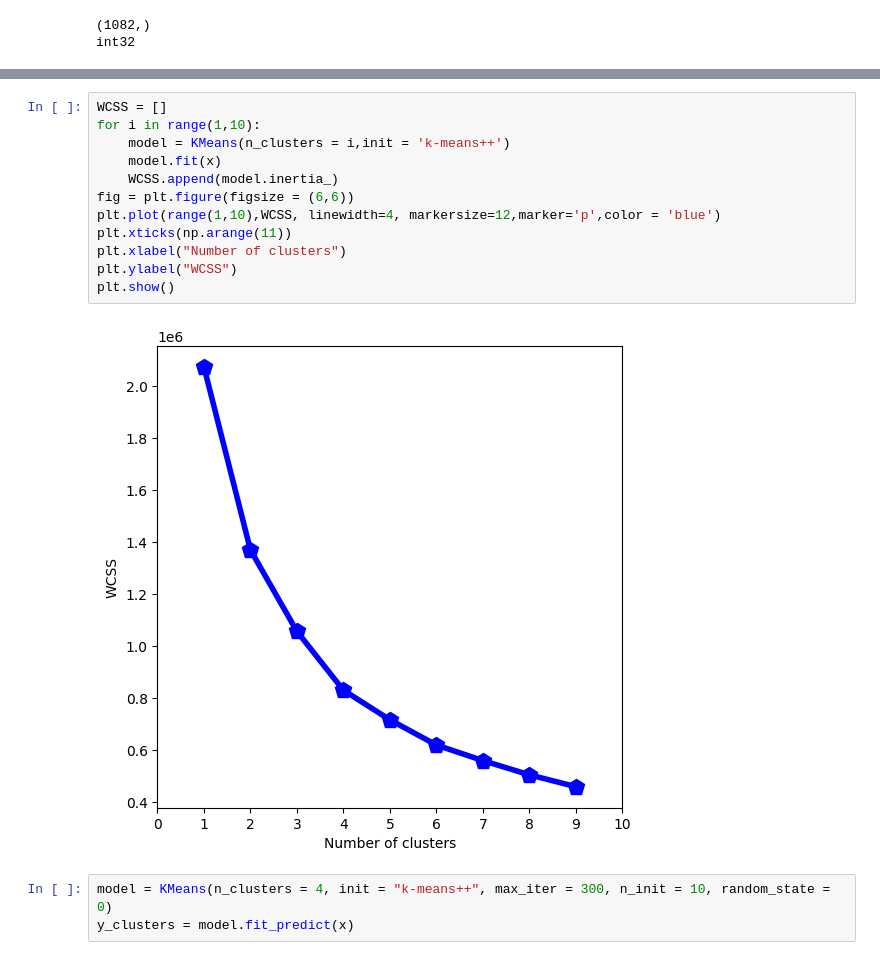
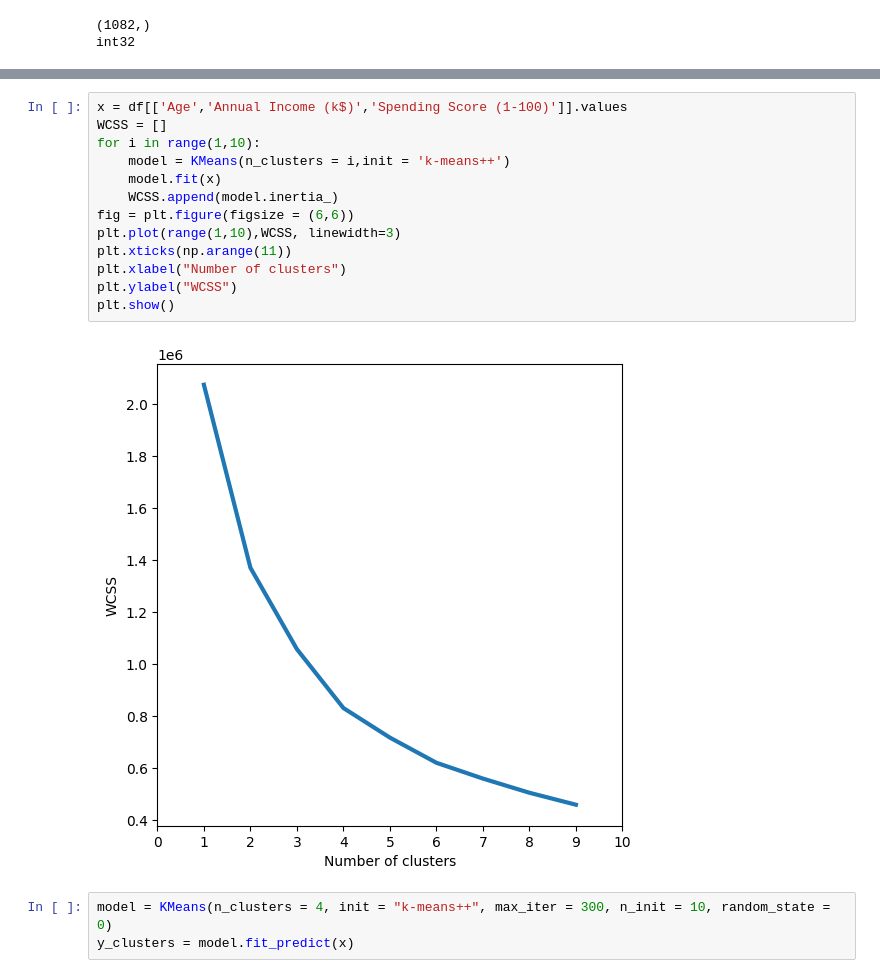
Before and after one commit to DavidC0011/MiniTermProject, a Jupyter notebook: MiniTermProject_KMeans.ipynb, the cells around one changed output, grey strips where cells are left out. Saved outputs shown, nothing was run; the diff lists cells and outputs as text.

```diff
--- a/MiniTermProject_KMeans.ipynb
+++ b/MiniTermProject_KMeans.ipynb
@@ -156,17 +156,18 @@ plt.show()
 # %%
+x = df[['Age','Annual Income (k$)','Spending Score (1-100)']].values
 WCSS = []
 for i in range(1,10):
     model = KMeans(n_clusters = i,init = 'k-means++')
     model.fit(x)
     WCSS.append(model.inertia_)
 fig = plt.figure(figsize = (6,6))
-plt.plot(range(1,10),WCSS, linewidth=4, markersize=12,marker='p',color = 'blue')
+plt.plot(range(1,10),WCSS, linewidth=3)
 plt.xticks(np.arange(11))
 plt.xlabel("Number of clusters")
 plt.ylabel("WCSS")
 plt.show()
 # %% [output]
-[figure, old version]
+[figure, new version]
 # %%
 model = KMeans(n_clusters = 4, init = "k-means++", max_iter = 300, n_init = 10, random_state = 0)
 y_clusters = model.fit_predict(x)
```
Also changed, not shown: parts of 2 cells of this notebook.
